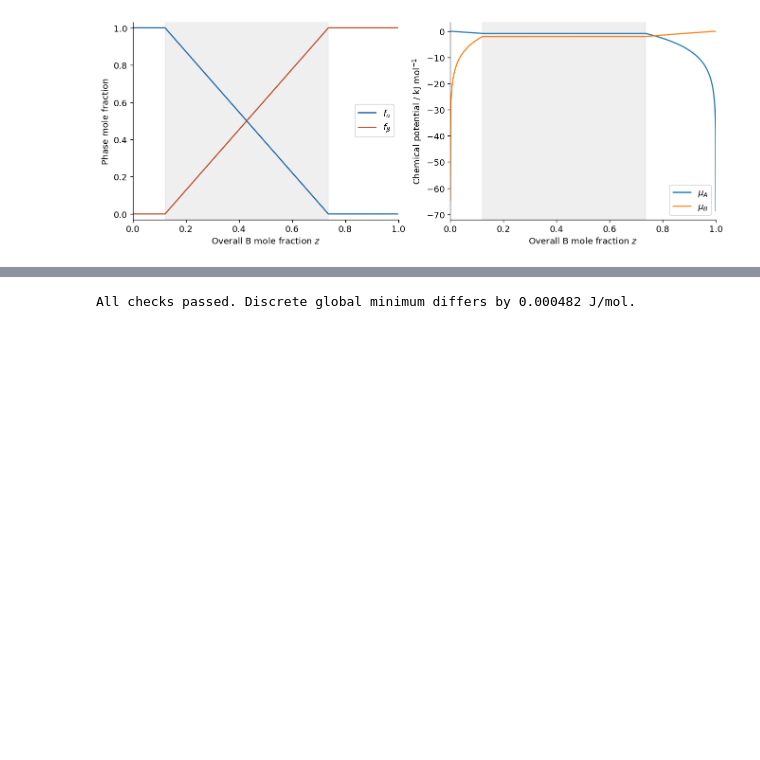
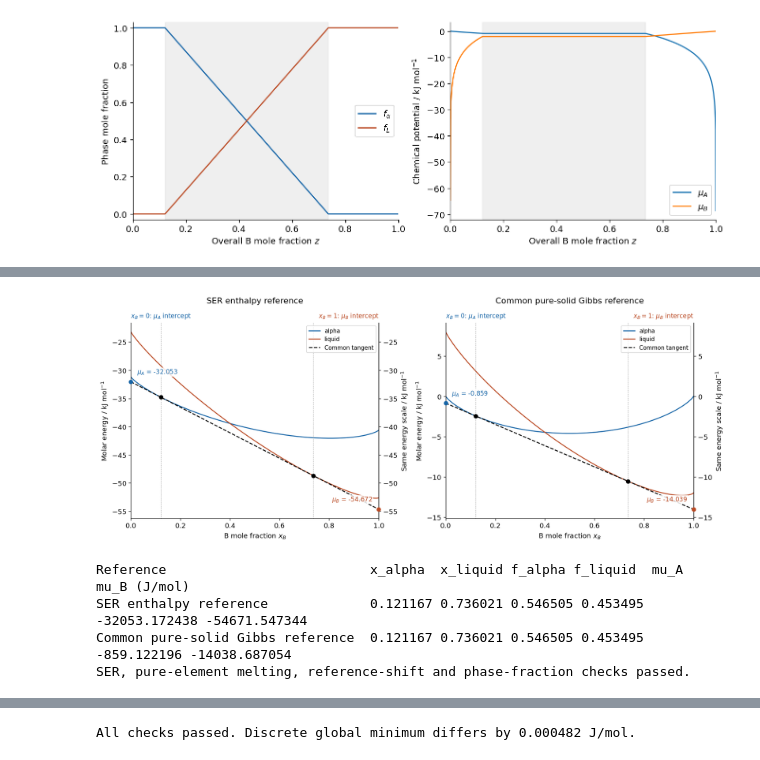
Before and after one commit to saswataiith/saswataiith.github.io, a Jupyter notebook: files/teaching/thermodynamics-kinetics/phase-equilibria-01.ipynb, the cells around one changed output, grey strips where cells are left out. Saved outputs shown, nothing was run; the diff lists cells and outputs as text; code cells hidden in the pictures; blank space fills up the shorter version.

```diff
--- a/files/teaching/thermodynamics-kinetics/phase-equilibria-01.ipynb
+++ b/files/teaching/thermodynamics-kinetics/phase-equilibria-01.ipynb
@@ -236 +343,49 @@ plt.show()
+# %%
+saved_refs = refs.copy()
+reference_results = {}
+fig, axes = plt.subplots(1,2,figsize=(14,5.5),layout="constrained")
+try:
+    for ax, label, table in zip(axes,
+        ["SER enthalpy reference", "Common pure-solid Gibbs reference"],
+        [ser_refs, solid_reduced]):
+        refs = table
+        a_s, x_l, m_s, b_s = coexistence(T_ser)
+        f_s, f_l, g_eq = equilibrium(.40,T_ser)
+        reference_results[label] = (a_s,x_l,float(f_s),float(f_l),b_s,b_s+m_s)
+        for phase in refs:
+            ax.plot(x, g(x,T_ser,phase)/1000, color=colors[phase], label=phase)
+        ax.plot(x,(b_s+m_s*x)/1000,"k--",label="Common tangent")
+        ax.scatter([a_s,x_l],[(b_s+m_s*a_s)/1000,(b_s+m_s*x_l)/1000],color="black",zorder=5)
+        for xp in [a_s,x_l]: ax.axvline(xp,color="gray",ls=":",lw=.8)
+        ax.set(xlabel=r"B mole fraction $x_B$",title=label)
+        intercept_axes(ax,b_s,b_s+m_s)
+        ax.legend(loc="upper right",fontsize=9)
+finally:
+    refs = saved_refs
+plt.show()
+print("Reference                          x_alpha  x_liquid f_alpha f_liquid  mu_A       mu_B (J/mol)")
+for label,values in reference_results.items():
+    print(f"{label:34s} " + " ".join(f"{v:.6f}" for v in values))
+
+# Independent checks of reference bookkeeping and fusion consistency.
+ser_result = np.array(reference_results["SER enthalpy reference"])
+reduced_result = np.array(reference_results["Common pure-solid Gibbs reference"])
+np.testing.assert_allclose(ser_result[:4],reduced_result[:4],atol=1e-10)
+np.testing.assert_allclose(ser_result[4:]-solid_reference,reduced_result[4:],atol=1e-7)
+for i,element in enumerate(["A","B"]):
+    tm_refs = ser_endmembers(unary[element]["Tm"])
+    np.testing.assert_allclose(tm_refs["alpha"][i],tm_refs["liquid"][i],atol=1e-8)
+np.testing.assert_allclose(ser_endmembers(T_ref)["alpha"],
+                           [-T_ref*unary[e]["S_ref"] for e in ["A","B"]])
+original_reference = np.array([ser_refs["alpha"][0],ser_refs["liquid"][1]])
+for phase, original_values in {"alpha":(0.,12000.),"liquid":(8000.,0.)}.items():
+    np.testing.assert_allclose(np.array(ser_refs[phase])-original_reference,
+                              original_values,atol=1e-8)
+print("SER, pure-element melting, reference-shift and phase-fraction checks passed.")
+# %% [output]
+[figure, added]
+Reference                          x_alpha  x_liquid f_alpha f_liquid  mu_A       mu_B (J/mol)
+SER enthalpy reference             0.121167 0.736021 0.546505 0.453495 -32053.172438 -54671.547344
+Common pure-solid Gibbs reference  0.121167 0.736021 0.546505 0.453495 -859.122196 -14038.687054
+SER, pure-element melting, reference-shift and phase-fraction checks passed.
 # %% [markdown]
```
Also changed, not shown: parts of 20 cells of this notebook, 2 other files.
